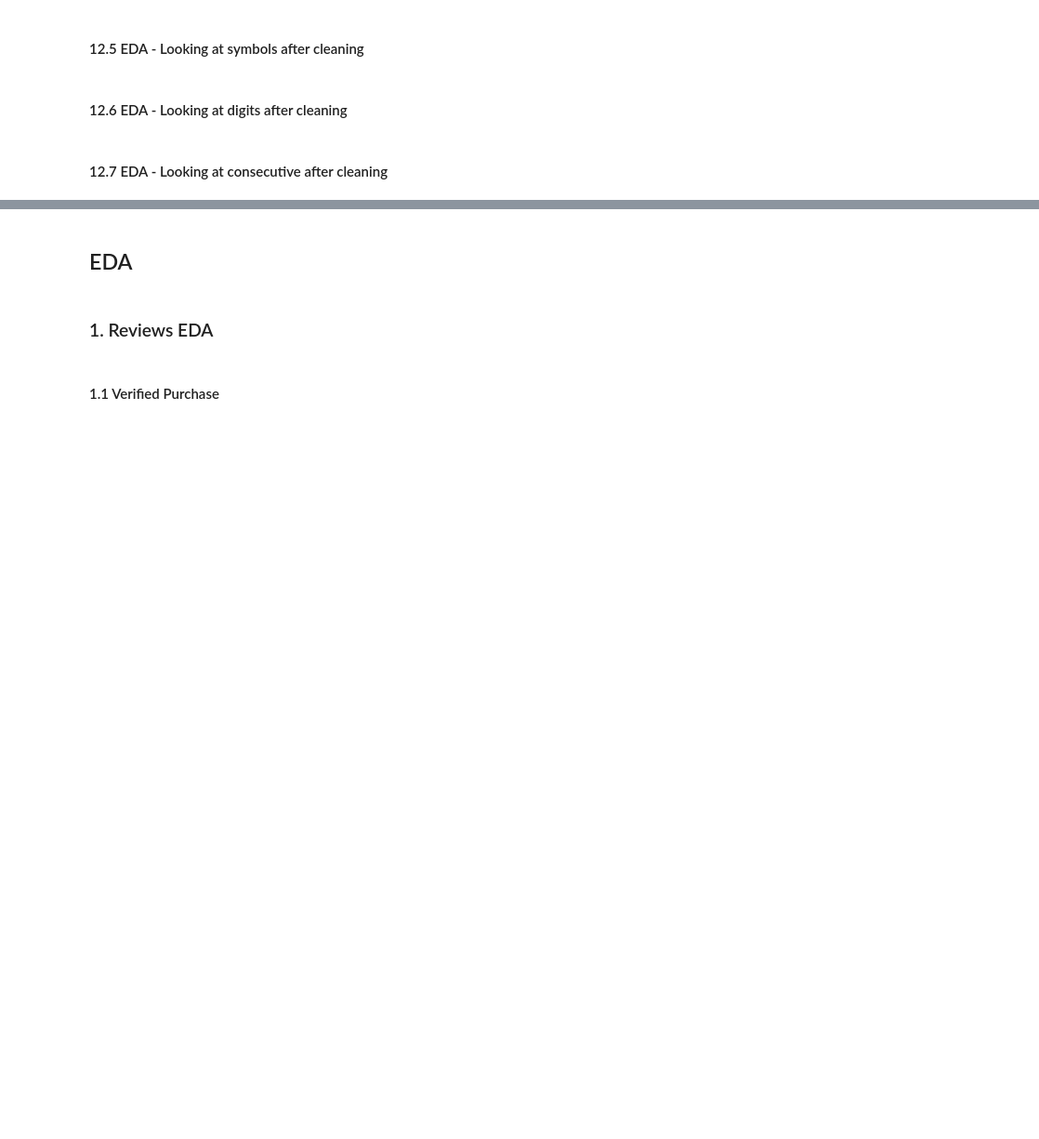
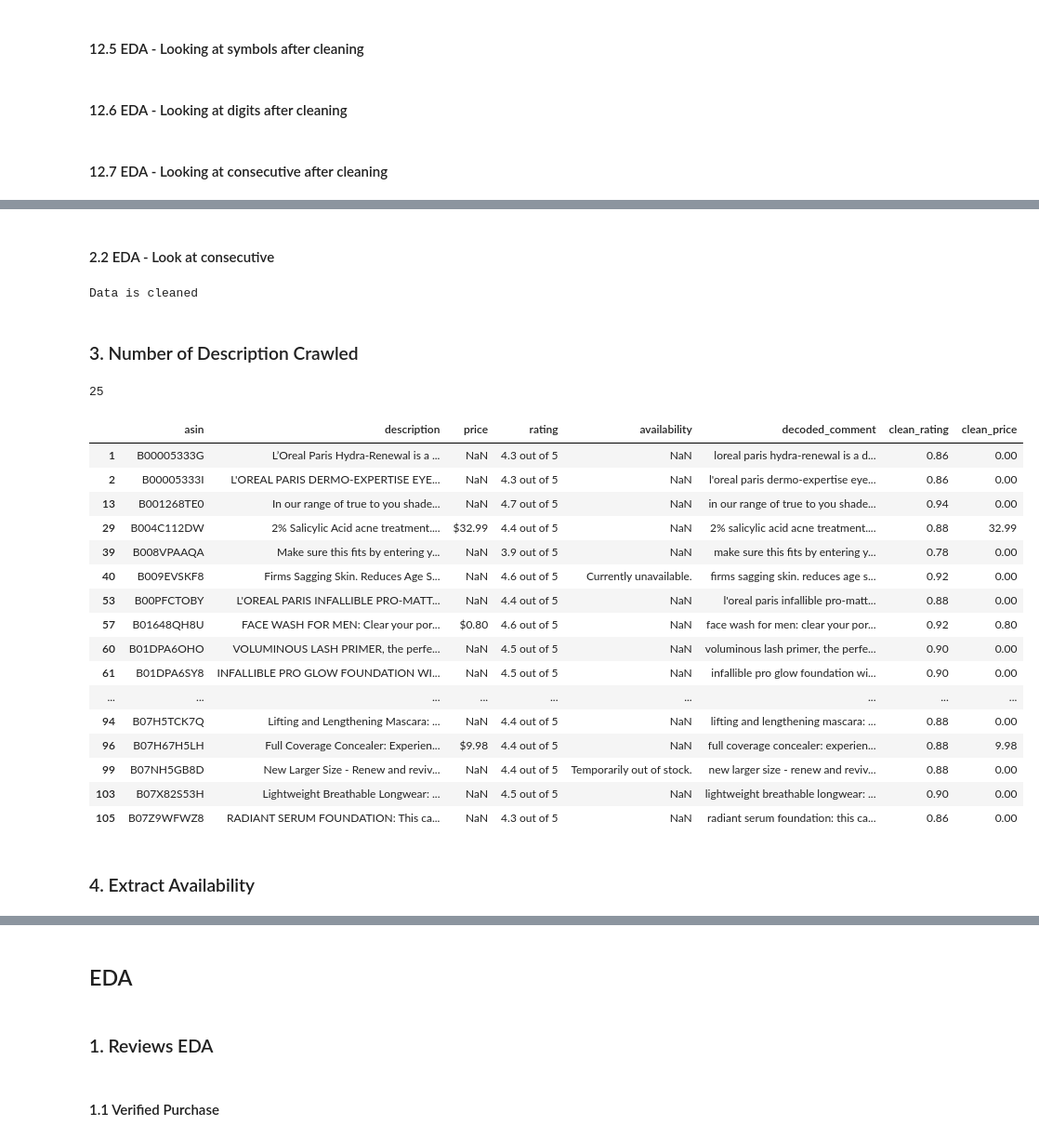
Before and after one commit to junronglau/base-data-generator, a Jupyter notebook: notebooks/preprocess_visualization.ipynb, the cells around one changed output, grey strips where cells are left out. Shown: that part at 93% size. Drawn from its saved outputs; the diff is of its cells as text; code cells hidden in the pictures; blank space fills up the shorter version.

```diff
--- a/notebooks/preprocess_visualization.ipynb
+++ b/notebooks/preprocess_visualization.ipynb
@@ -191,6 +193,28 @@ def reformat_profile_df(df):
     df['ranking'] = df['ranking'].str.replace(',', '')
     df['ranking'] = df['ranking'].fillna(value=0)
     df['ranking'] = df['ranking'].astype(int)
+
+    # return dataframe
+    return df
+
+def reformat_product_info_df(df):
+    # Decode & lowercase comment text
+    df['decoded_comment'] = df.description.fillna(value='')
+    df['decoded_comment'] = df.decoded_comment.apply(lambda x: html.unescape(x))
+    df['decoded_comment'] = df.decoded_comment.apply(lambda text: ''.join(x for x in text if x.isprintable()))
+    df["decoded_comment"] = df["decoded_comment"].apply(lambda text: normalize("NFKD", text).encode("ascii", "ignore").decode("utf-8", "ignore"))
+    df['decoded_comment']= df['decoded_comment'].str.lower()
+
+    # Cleaning stars
+    df['clean_rating'] = df.rating.fillna(value='0 out of 5')
+    df['clean_rating'] = df.clean_rating.apply(lambda x: x.split())
+    df['clean_rating'] = df.clean_rating.apply(lambda x: float(x[0])/float(x[3]))
+
+    # extract price
+    df['clean_price'] = df.price.fillna(value='$0.00')
+    df['clean_price'] = df.clean_price.apply(lambda x: re.findall( r'\$([0-9]+\.?[0-9]+)', x))
+    df['clean_price'] = df.clean_price.apply(lambda x: x[0])
+    df.loc[df.clean_price == 0, 'clean_price'] = np.nan
 
     # return dataframe
     return df
@@ -1056,0 +1077,7 @@ display(consolidated_asin_df)
+# %%
+if os.path.exists('/content/drive/My Drive/FYP/FYP Y4S1/dataset/consolidated_product_info/consolidated_products.csv'):
+    %cd '/content/drive/My Drive/FYP/FYP Y4S1/dataset/consolidated_product_info/'
+    product_info_df = pd.read_csv('consolidated_products.csv',encoding='utf-8')
+
+print(len(product_info_df))
+display(product_info_df)
@@ -1056,0 +1102,3 @@ display(consolidated_asin_df)
+# %%
+product_info_df = reformat_product_info_df(product_info_df)
+display(product_info_df)
@@ -1056,0 +1145,34 @@ display(consolidated_asin_df)
+# %% [markdown]
+#### 2.2 EDA - Look at consecutive
+# %%
+if generate_chart:
+    generate_wordclouds(price_df,'price','consecutive')
+# %% [output]
+Data is cleaned
+# %% [markdown]
+### 3. Number of Description Crawled
+# %%
+description_df = product_info_df[product_info_df.description.notnull()]
+print(len(description_df))
+display(description_df)
+# %% [output]
+25
+|  | asin | description | price | rating | availability | decoded_comment | clean_rating | clean_price |
+| 1 | B00005333G | L’Oreal Paris Hydra-Renewal is a ... | NaN | 4.3 out of 5 | NaN | loreal paris hydra-renewal is a d... | 0.86 | 0.00 |
+| 2 | B00005333I | L'OREAL PARIS DERMO-EXPERTISE EYE... | NaN | 4.3 out of 5 | NaN | l'oreal paris dermo-expertise eye... | 0.86 | 0.00 |
+| 13 | B001268TE0 | In our range of true to you shade... | NaN | 4.7 out of 5 | NaN | in our range of true to you shade... | 0.94 | 0.00 |
+| 29 | B004C112DW | 2% Salicylic Acid acne treatment.... | $32.99 | 4.4 out of 5 | NaN | 2% salicylic acid acne treatment.... | 0.88 | 32.99 |
+| 39 | B008VPAAQA | Make sure this fits by entering y... | NaN | 3.9 out of 5 | NaN | make sure this fits by entering y... | 0.78 | 0.00 |
+| 40 | B009EVSKF8 | Firms Sagging Skin. Reduces Age S... | NaN | 4.6 out of 5 | Currently unavailable. | firms sagging skin. reduces age s... | 0.92 | 0.00 |
+| 53 | B00PFCTOBY | L'OREAL PARIS INFALLIBLE PRO-MATT... | NaN | 4.4 out of 5 | NaN | l'oreal paris infallible pro-matt... | 0.88 | 0.00 |
+| 57 | B01648QH8U | FACE WASH FOR MEN: Clear your por... | $0.80 | 4.6 out of 5 | NaN | face wash for men: clear your por... | 0.92 | 0.80 |
+| 60 | B01DPA6OHO | VOLUMINOUS LASH PRIMER, the perfe... | NaN | 4.5 out of 5 | NaN | voluminous lash primer, the perfe... | 0.90 | 0.00 |
+| 61 | B01DPA6SY8 | INFALLIBLE PRO GLOW FOUNDATION WI... | NaN | 4.5 out of 5 | NaN | infallible pro glow foundation wi... | 0.90 | 0.00 |
+| ... | ... | ... | ... | ... | ... | ... | ... | ... |
+| 94 | B07H5TCK7Q | Lifting and Lengthening Mascara: ... | NaN | 4.4 out of 5 | NaN | lifting and lengthening mascara: ... | 0.88 | 0.00 |
+| 96 | B07H67H5LH | Full Coverage Concealer: Experien... | $9.98 | 4.4 out of 5 | NaN | full coverage concealer: experien... | 0.88 | 9.98 |
+| 99 | B07NH5GB8D | New Larger Size - Renew and reviv... | NaN | 4.4 out of 5 | Temporarily out of stock. | new larger size - renew and reviv... | 0.88 | 0.00 |
+| 103 | B07X82S53H | Lightweight Breathable Longwear: ... | NaN | 4.5 out of 5 | NaN | lightweight breathable longwear: ... | 0.90 | 0.00 |
+| 105 | B07Z9WFWZ8 | RADIANT SERUM FOUNDATION: This ca... | NaN | 4.3 out of 5 | NaN | radiant serum foundation: this ca... | 0.86 | 0.00 |
+# %% [markdown]
+### 4. Extract Availability
```
Also changed, not shown: parts of 20 cells of this notebook.
